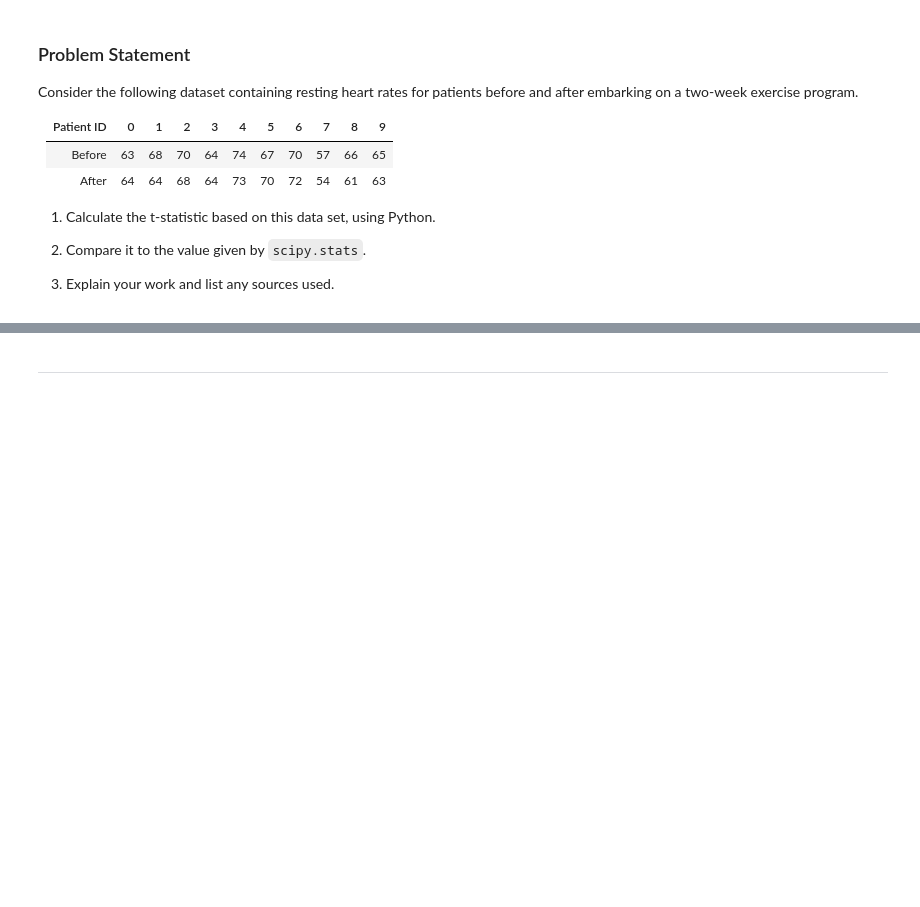
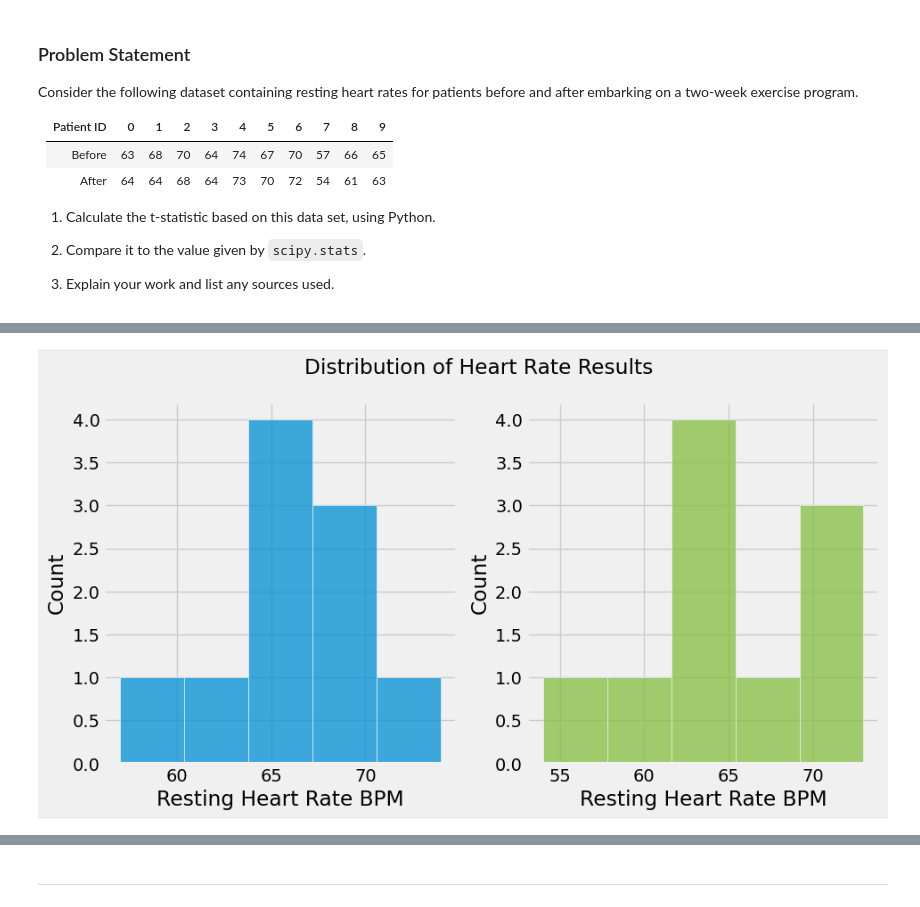
Before and after one commit to humphs078/applied_statistics, a Jupyter notebook: tasks.ipynb, the cells around one changed output, grey strips where cells are left out. Drawn from its saved outputs; the diff is of its cells as text; code cells hidden in the pictures; blank space fills up the shorter version.

Commit message:
Add some headings for task three. Rough out some exploratory data analysis.

```diff
--- a/tasks.ipynb
+++ b/tasks.ipynb
@@ -532,0 +537,13 @@ Consider the following dataset containing resting heart rates for patients befor
+# %%
+# store the data in a dataframe
+# based on code found here - https://www.geeksforgeeks.org/different-ways-to-create-pandas-dataframe/
+
+# python dictionary with results
+data = {'patient_id': [ 0, 1, 2, 3, 4, 5, 6, 7, 8, 9], 'before':[ 63, 68, 70, 64, 74, 67, 70, 57, 66, 65],
+        'after': [64, 64, 68, 64, 73, 70, 72, 54, 61, 63]}
+
+# Create DataFrame
+results = pd.DataFrame(data)
+
+# show the results
+results
@@ -532,0 +579,16 @@ Consider the following dataset containing resting heart rates for patients befor
+# %%
+# create an empty plot
+fig, ax = plt.subplots(1,2)
+
+# plt the data
+sns.histplot(results['before'], ax=ax[0]).set(xlabel='Resting Heart Rate BPM')
+sns.histplot(results['after'], ax=ax[1], color='#84bf41').set(xlabel='Resting Heart Rate BPM')
+
+#
+plt.suptitle('Distribution of Heart Rate Results')
+
+
+# show the plot
+plt.show()
+# %% [output]
+[figure, added]
```
Also changed, not shown: parts of 11 cells of this notebook.
